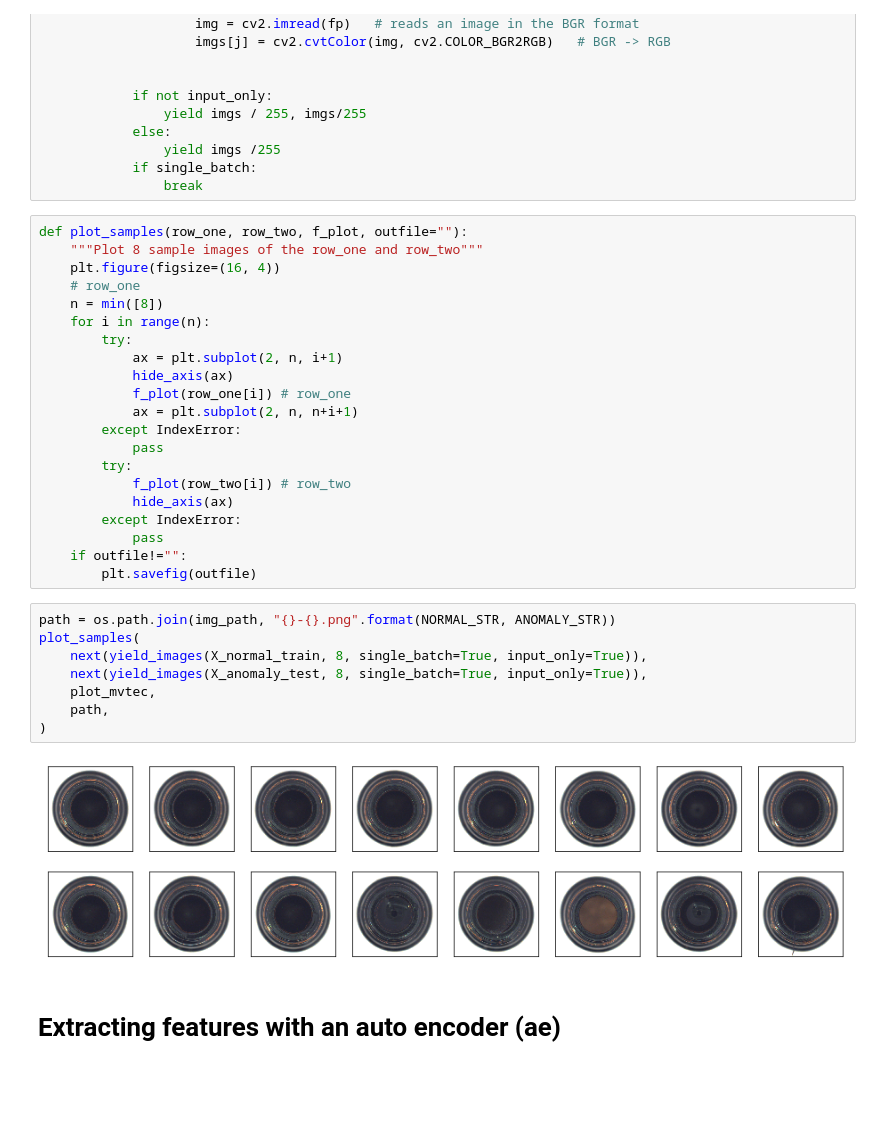
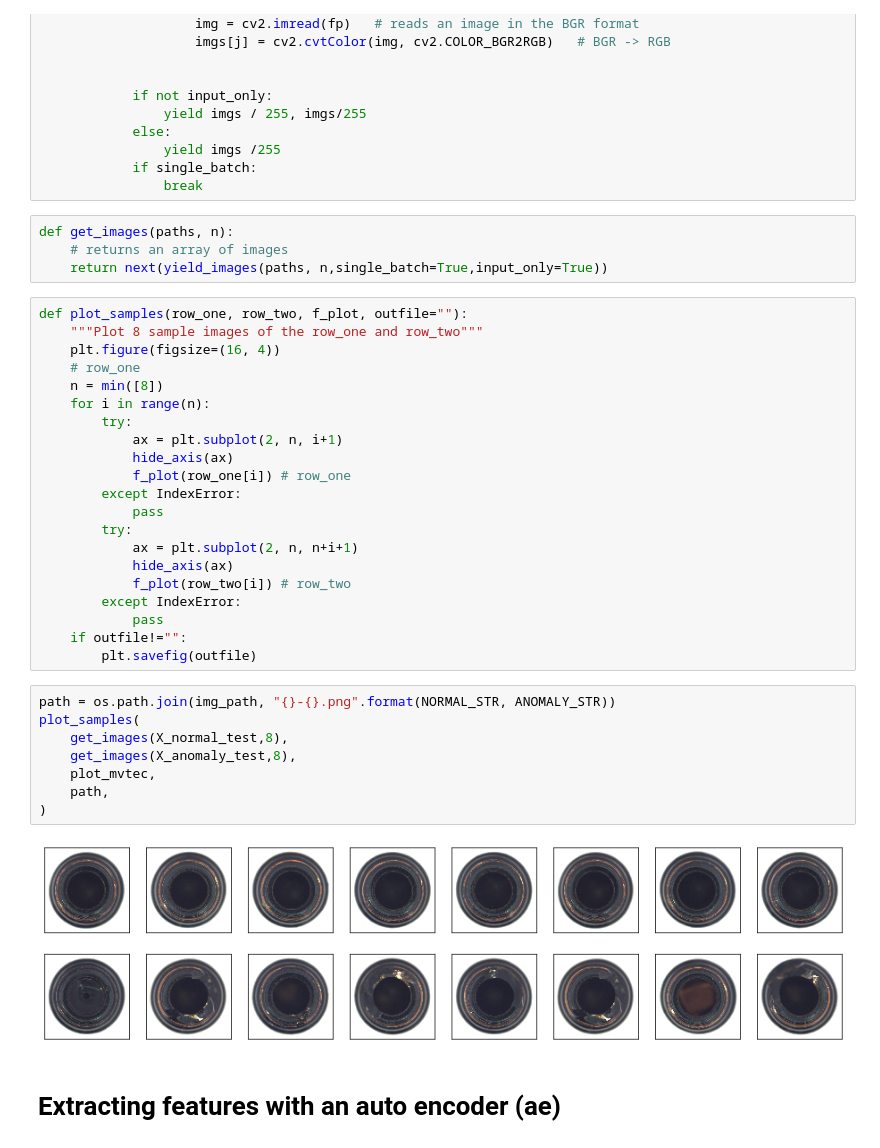
Before and after one commit to ChiShao/cnn-auto-encoder, a Jupyter notebook: anomaly_detector_generator.ipynb, the cells around one changed output. Drawn from its saved outputs; the diff is of its cells as text; blank space fills up the shorter version.

```diff
--- a/anomaly_detector_generator.ipynb
+++ b/anomaly_detector_generator.ipynb
@@ -106,6 +131,10 @@ def yield_images(file_paths, batch_size,single_batch=False, input_only=False):
                 yield imgs /255
             if single_batch:
                 break
+# %%
+def get_images(paths, n):
+    # returns an array of images
+    return next(yield_images(paths, n,single_batch=True,input_only=True))
 # %%
 def plot_samples(row_one, row_two, f_plot, outfile=""):
     """Plot 8 sample images of the row_one and row_two"""
@@ -117,12 +146,12 @@ def plot_samples(row_one, row_two, f_plot, outfile=""):
             ax = plt.subplot(2, n, i+1)
             hide_axis(ax)
             f_plot(row_one[i]) # row_one
-            ax = plt.subplot(2, n, n+i+1)
         except IndexError:
             pass
         try:
+            ax = plt.subplot(2, n, n+i+1)
+            hide_axis(ax)
             f_plot(row_two[i]) # row_two
-            hide_axis(ax)
         except IndexError:
             pass
     if outfile!="":
@@ -130,13 +159,13 @@ def plot_samples(row_one, row_two, f_plot, outfile=""):
 # %%
 path = os.path.join(img_path, "{}-{}.png".format(NORMAL_STR, ANOMALY_STR))
 plot_samples(
-    next(yield_images(X_normal_train, 8, single_batch=True, input_only=True)),
-    next(yield_images(X_anomaly_test, 8, single_batch=True, input_only=True)),
+    get_images(X_normal_test,8),
+    get_images(X_anomaly_test,8),
     plot_mvtec,
     path,
 )
 # %% [output]
-[figure, old version]
+[figure, new version]
 # %% [markdown]
 # Extracting features with an auto encoder (ae)
 # %%
```
Also changed, not shown: parts of 24 cells of this notebook.
